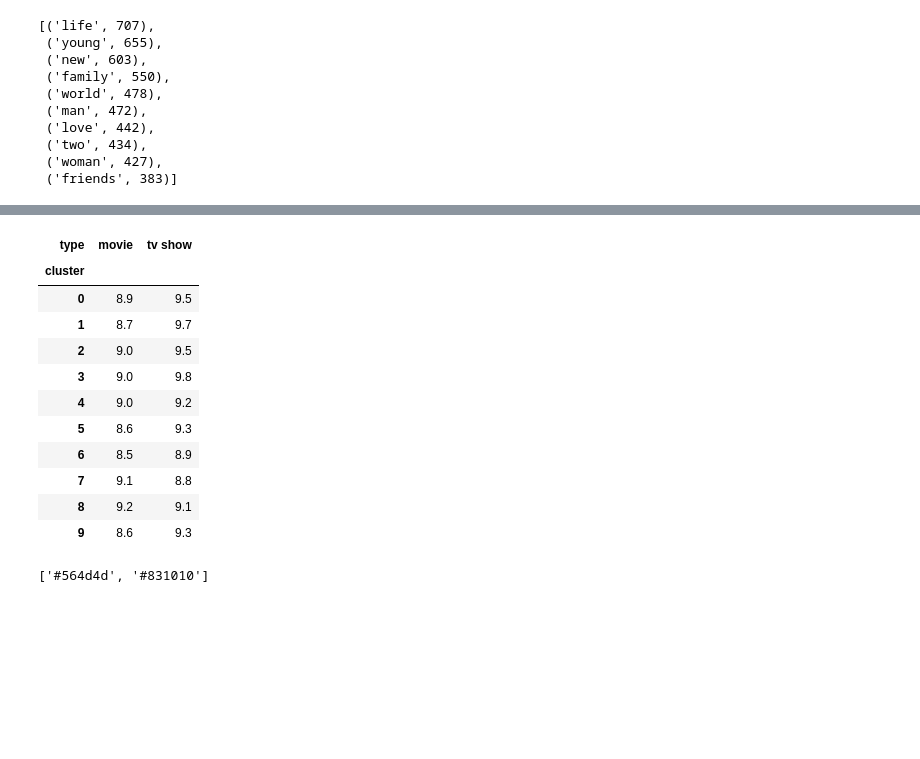
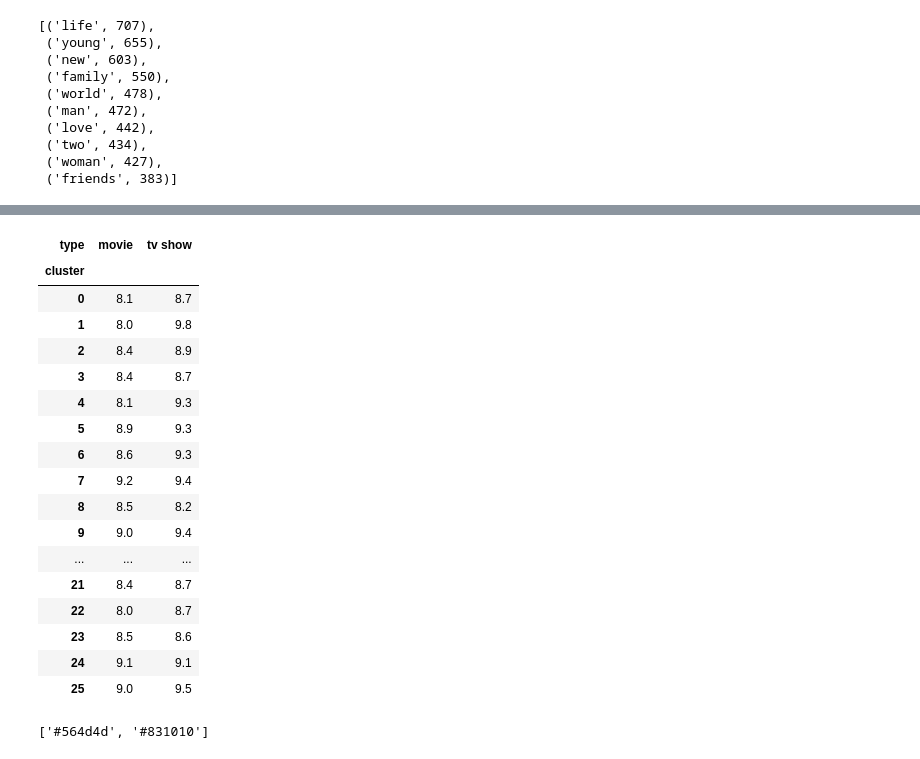
Before and after one commit to rubeshajith/NETFLIX-MOVIES-AND-TV-SHOWS-CLUSTERING, a Jupyter notebook: NETFLIX_MOVIES_AND_TV_SHOWS_CLUSTERING.ipynb, the cells around one changed output, grey strips where cells are left out. Drawn from its saved outputs; the diff is of its cells as text; code cells hidden in the pictures; blank space fills up the shorter version.

```diff
--- a/NETFLIX_MOVIES_AND_TV_SHOWS_CLUSTERING.ipynb
+++ b/NETFLIX_MOVIES_AND_TV_SHOWS_CLUSTERING.ipynb
@@ -1291,0 +1300,21 @@ tfid_vectorizer= TfidfVectorizer()
+# %%
+#Scale data before applying PCA
+from sklearn import preprocessing
+from sklearn.decomposition import PCA
+# scaling=preprocessing.StandardScaler()
+
+# #Use fit and transform method
+# scaling.fit(movie_line_tfidf)
+# Scaled_data=scaling.transform(movie_line_tfidf)
+
+#Set the n_components=4000
+# principal=PCA(n_components=4000)
+# principal.fit(Scaled_data)
+# pca_content_tfidf=principal.transform(Scaled_data)
+pca_tuned = PCA(n_components=0.95)
+pca_tuned.fit(movie_line_tfidf)
+X_transformed = pca_tuned.transform(movie_line_tfidf)
+X_transformed.shape
+
+#Check the dimensions of data after PCA
+# print(Scaled_data.shape)
@@ -1291,0 +1325,10 @@ tfid_vectorizer= TfidfVectorizer()
+# %%
+#sillhoute score of clusters
+sill = []
+for i in range(2,30):
+    model = KMeans(n_clusters=i,init ='k-means++',random_state=51)
+    model.fit(X_transformed)
+    y1 = model.predict(X_transformed)
+    score = silhouette_score(X_transformed,y1)
+    sill.append(score)
+    print('cluster: %d \t Sillhoute: %0.4f'%(i,score))
@@ -1328,6 +1362,6 @@ content_tfidf.shape
 # %%
 #Kmeans clustering Implementation
 from sklearn.cluster import KMeans
-Kmeans_clustersmodel= KMeans(n_clusters=10, init='k-means++', max_iter=100, n_init=1,random_state=51)
-Kmeans_clustersmodel.fit(content_tfidf)
+Kmeans_clustersmodel= KMeans(n_clusters=26, init='k-means++', max_iter=100, n_init=1,random_state=51)
+Kmeans_clustersmodel.fit(X_transformed)
 # %% [output]
@@ -1370,5 +1422,5 @@ netflix_df.loc[(netflix_df["type"] == "tv show")&(netflix_df["cluster"] == 8)&(n
 # %%
-grouped_samples = netflix_df.groupby(["cluster","type"])["averageRating"].max().ffill()
-grouped_samples
+grouped_sample = netflix_df.groupby(["cluster","type"])["averageRating"].max()
+grouped_sample
 # %% [output]
 cluster  type
@@ -1390,20 +1442,26 @@ cluster  type
 Name: averageRating, dtype: float64
 # %%
-grouped_samples = grouped_samples.unstack(level="type")
+grouped_samples = grouped_sample.unstack(level="type")
 grouped_samples
 # %% [output]
 | type | movie | tv show |
 | cluster |  |  |
-| 0 | 8.9 | 9.5 |
-| 1 | 8.7 | 9.7 |
-| 2 | 9.0 | 9.5 |
-| 3 | 9.0 | 9.8 |
-| 4 | 9.0 | 9.2 |
-| 5 | 8.6 | 9.3 |
-| 6 | 8.5 | 8.9 |
-| 7 | 9.1 | 8.8 |
-| 8 | 9.2 | 9.1 |
-| 9 | 8.6 | 9.3 |
+| 0 | 8.1 | 8.7 |
+| 1 | 8.0 | 9.8 |
+| 2 | 8.4 | 8.9 |
+| 3 | 8.4 | 8.7 |
+| 4 | 8.1 | 9.3 |
+| 5 | 8.9 | 9.3 |
+| 6 | 8.6 | 9.3 |
+| 7 | 9.2 | 9.4 |
+| 8 | 8.5 | 8.2 |
+| 9 | 9.0 | 9.4 |
+| ... | ... | ... |
+| 21 | 8.4 | 8.7 |
+| 22 | 8.0 | 8.7 |
+| 23 | 8.5 | 8.6 |
+| 24 | 9.1 | 9.1 |
+| 25 | 9.0 | 9.5 |
 # %%
 ['#564d4d','#831010']
 # %% [output]
```
Also changed, not shown: parts of 63 cells of this notebook.
